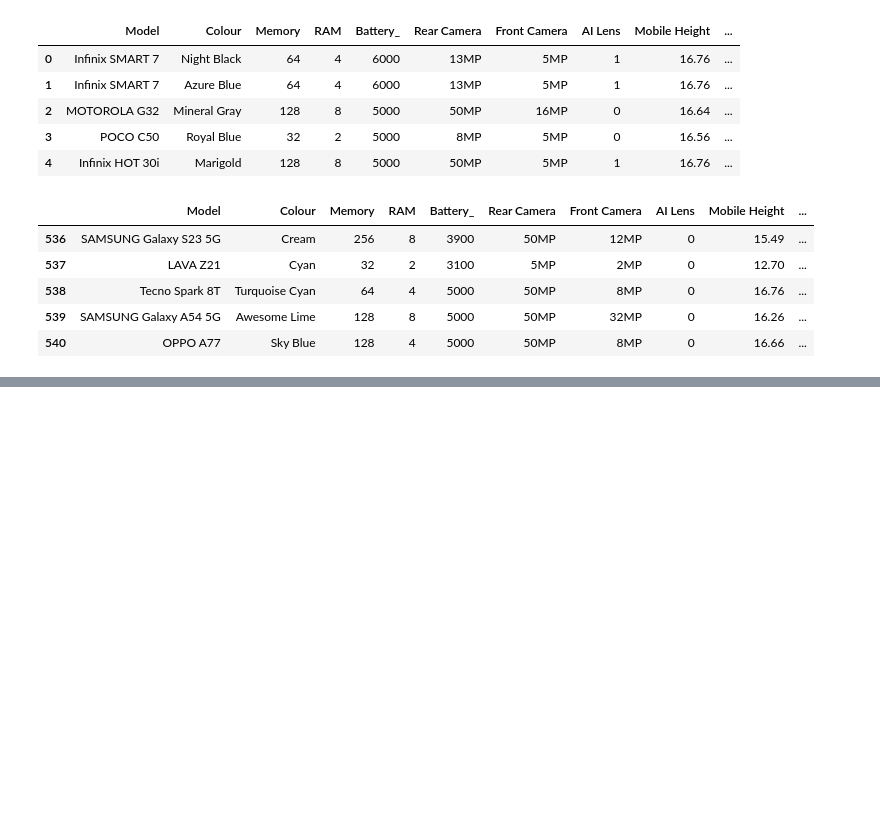
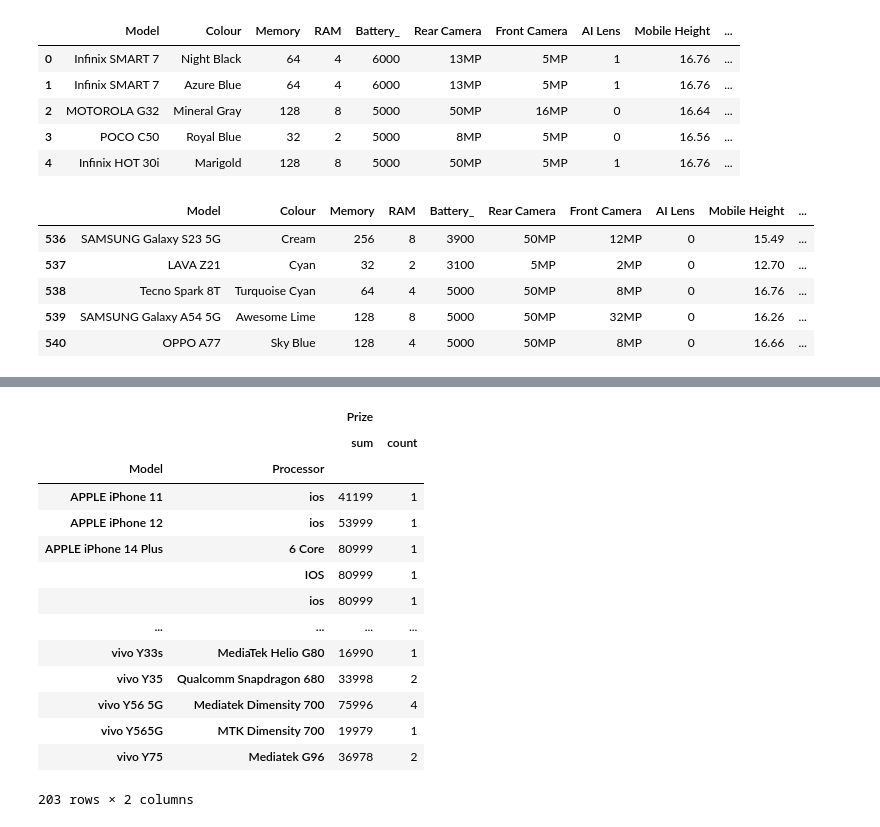
Before and after one commit to santoshdhalwalkar/MobilePhones, a Jupyter notebook: PricePredictionforMobilePhones.ipynb, the cells around one changed output, grey strips where cells are left out. Saved outputs shown, nothing was run; the diff lists cells and outputs as text; code cells hidden in the pictures; blank space fills up the shorter version.

```diff
--- a/PricePredictionforMobilePhones.ipynb
+++ b/PricePredictionforMobilePhones.ipynb
@@ -62,0 +276,20 @@ df.tail()
+# %%
+grouped_data1 = df.groupby(['Model', 'Processor']).agg({'Prize': ['sum', 'count']})
+grpdata = pd.DataFrame(grouped_data1)
+grpdata
+# %% [output]
+|  |  | Prize |  |
+|  |  | sum | count |
+| Model | Processor |  |  |
+| APPLE iPhone 11 | ios | 41199 | 1 |
+| APPLE iPhone 12 | ios | 53999 | 1 |
+| APPLE iPhone 14 Plus | 6 Core | 80999 | 1 |
+|  | IOS | 80999 | 1 |
+|  | ios | 80999 | 1 |
+| ... | ... | ... | ... |
+| vivo Y33s | MediaTek Helio G80 | 16990 | 1 |
+| vivo Y35 | Qualcomm Snapdragon 680 | 33998 | 2 |
+| vivo Y56 5G | Mediatek Dimensity 700 | 75996 | 4 |
+| vivo Y565G | MTK Dimensity 700 | 19979 | 1 |
+| vivo Y75 | Mediatek G96 | 36978 | 2 |
+203 rows × 2 columns
```
Also changed, not shown: parts of 20 cells of this notebook.
